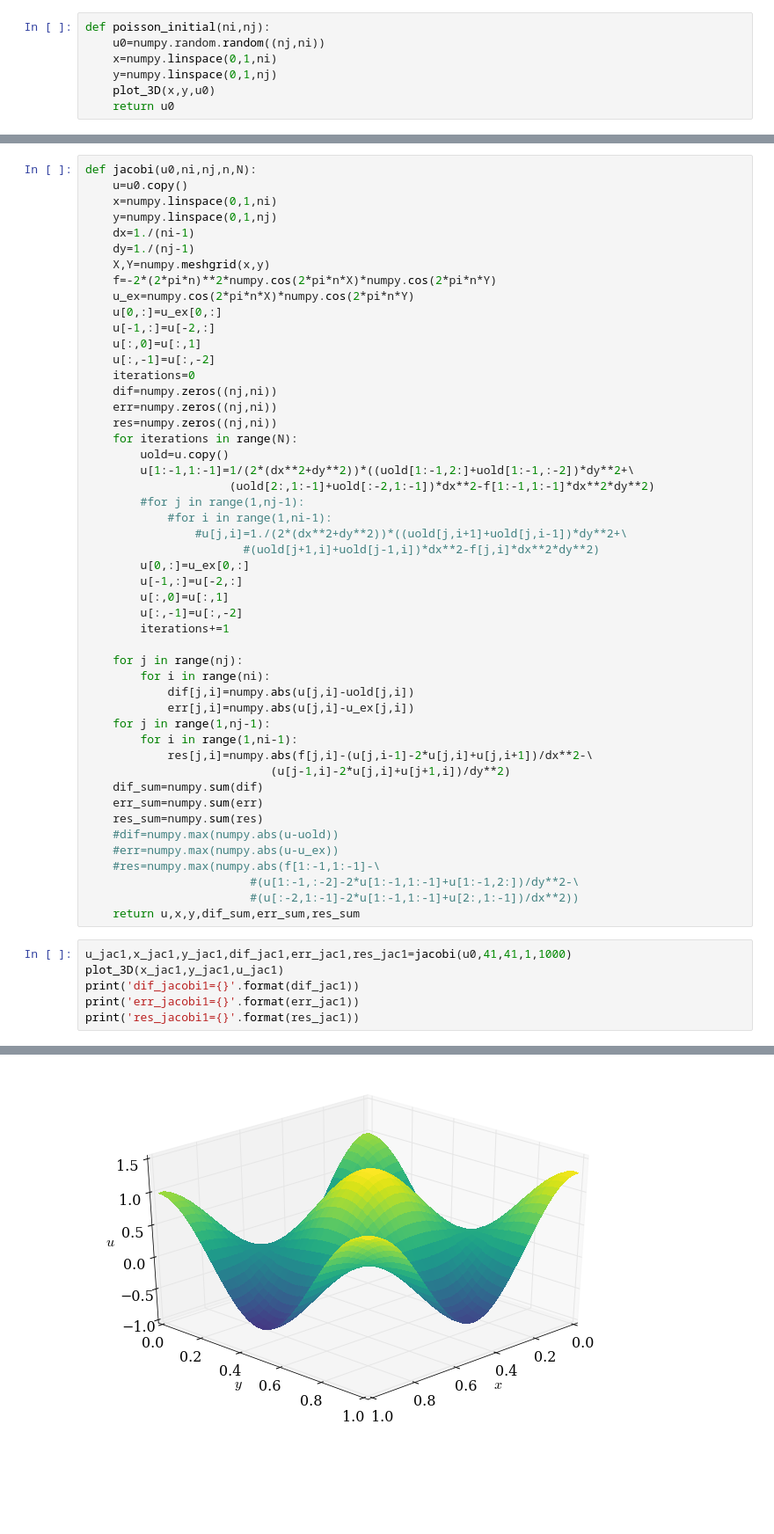
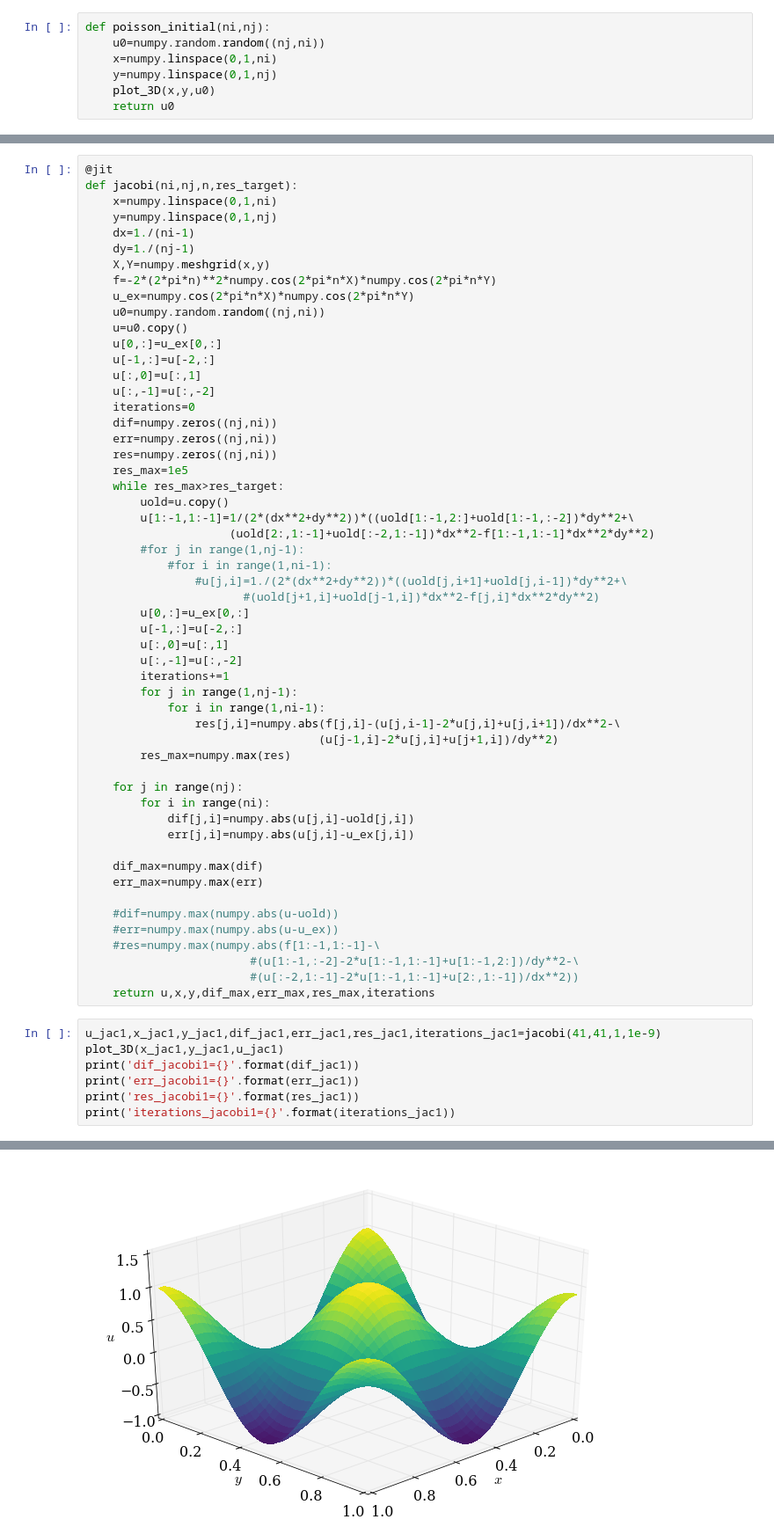
Before and after one commit to yujiasheng912/MAE6225, a Jupyter notebook: poisson2d_cos.ipynb, the cells around one changed output, grey strips where cells are left out. Shown: that part at 88% size. Drawn from its saved outputs; the diff is of its cells as text; blank space fills up the shorter version.

```diff
--- a/poisson2d_cos.ipynb
+++ b/poisson2d_cos.ipynb
@@ -56,6 +59,6 @@ u0=poisson_initial(41,41)
 # %%
-def jacobi(u0,ni,nj,n,N):
-    u=u0.copy()
+@jit
+def jacobi(ni,nj,n,res_target):
     x=numpy.linspace(0,1,ni)
     y=numpy.linspace(0,1,nj)
     dx=1./(ni-1)
@@ -63,6 +66,8 @@ def jacobi(u0,ni,nj,n,N):
     X,Y=numpy.meshgrid(x,y)
     f=-2*(2*pi*n)**2*numpy.cos(2*pi*n*X)*numpy.cos(2*pi*n*Y)
     u_ex=numpy.cos(2*pi*n*X)*numpy.cos(2*pi*n*Y)
+    u0=numpy.random.random((nj,ni))
+    u=u0.copy()
     u[0,:]=u_ex[0,:]
     u[-1,:]=u[-2,:]
     u[:,0]=u[:,1]
@@ -71,7 +76,8 @@ def jacobi(u0,ni,nj,n,N):
     dif=numpy.zeros((nj,ni))
     err=numpy.zeros((nj,ni))
     res=numpy.zeros((nj,ni))
-    for iterations in range(N):
+    res_max=1e5
+    while res_max>res_target:
         uold=u.copy()
         u[1:-1,1:-1]=1/(2*(dx**2+dy**2))*((uold[1:-1,2:]+uold[1:-1,:-2])*dy**2+\
                      (uold[2:,1:-1]+uold[:-2,1:-1])*dx**2-f[1:-1,1:-1]*dx**2*dy**2)
@@ -84,28 +90,31 @@ def jacobi(u0,ni,nj,n,N):
         u[:,0]=u[:,1]
         u[:,-1]=u[:,-2]
         iterations+=1
+        for j in range(1,nj-1):
+            for i in range(1,ni-1):
+                res[j,i]=numpy.abs(f[j,i]-(u[j,i-1]-2*u[j,i]+u[j,i+1])/dx**2-\
+                                  (u[j-1,i]-2*u[j,i]+u[j+1,i])/dy**2)
+        res_max=numpy.max(res)
 
     for j in range(nj):
         for i in range(ni):
             dif[j,i]=numpy.abs(u[j,i]-uold[j,i])
             err[j,i]=numpy.abs(u[j,i]-u_ex[j,i])
-    for j in range(1,nj-1):
-        for i in range(1,ni-1):
-            res[j,i]=numpy.abs(f[j,i]-(u[j,i-1]-2*u[j,i]+u[j,i+1])/dx**2-\
-                           (u[j-1,i]-2*u[j,i]+u[j+1,i])/dy**2)
-    dif_sum=numpy.sum(dif)
-    err_sum=numpy.sum(err)
-    res_sum=numpy.sum(res)
+
+    dif_max=numpy.max(dif)
+    err_max=numpy.max(err)
+
     #dif=numpy.max(numpy.abs(u-uold))
     #err=numpy.max(numpy.abs(u-u_ex))
     #res=numpy.max(numpy.abs(f[1:-1,1:-1]-\
                         #(u[1:-1,:-2]-2*u[1:-1,1:-1]+u[1:-1,2:])/dy**2-\
                         #(u[:-2,1:-1]-2*u[1:-1,1:-1]+u[2:,1:-1])/dx**2))
-    return u,x,y,dif_sum,err_sum,res_sum
+    return u,x,y,dif_max,err_max,res_max,iterations
 # %%
-u_jac1,x_jac1,y_jac1,dif_jac1,err_jac1,res_jac1=jacobi(u0,41,41,1,1000)
+u_jac1,x_jac1,y_jac1,dif_jac1,err_jac1,res_jac1,iterations_jac1=jacobi(41,41,1,1e-9)
 plot_3D(x_jac1,y_jac1,u_jac1)
 print('dif_jacobi1={}'.format(dif_jac1))
 print('err_jacobi1={}'.format(err_jac1))
 print('res_jacobi1={}'.format(res_jac1))
+print('iterations_jacobi1={}'.format(iterations_jac1))
 # %% [output]
@@ -115,2 +125,2 @@ res_jacobi1=1055.4240675560163
-[figure, old version]
+[figure, new version]
 # %%
```
Also changed, not shown: parts of 11 cells of this notebook.
